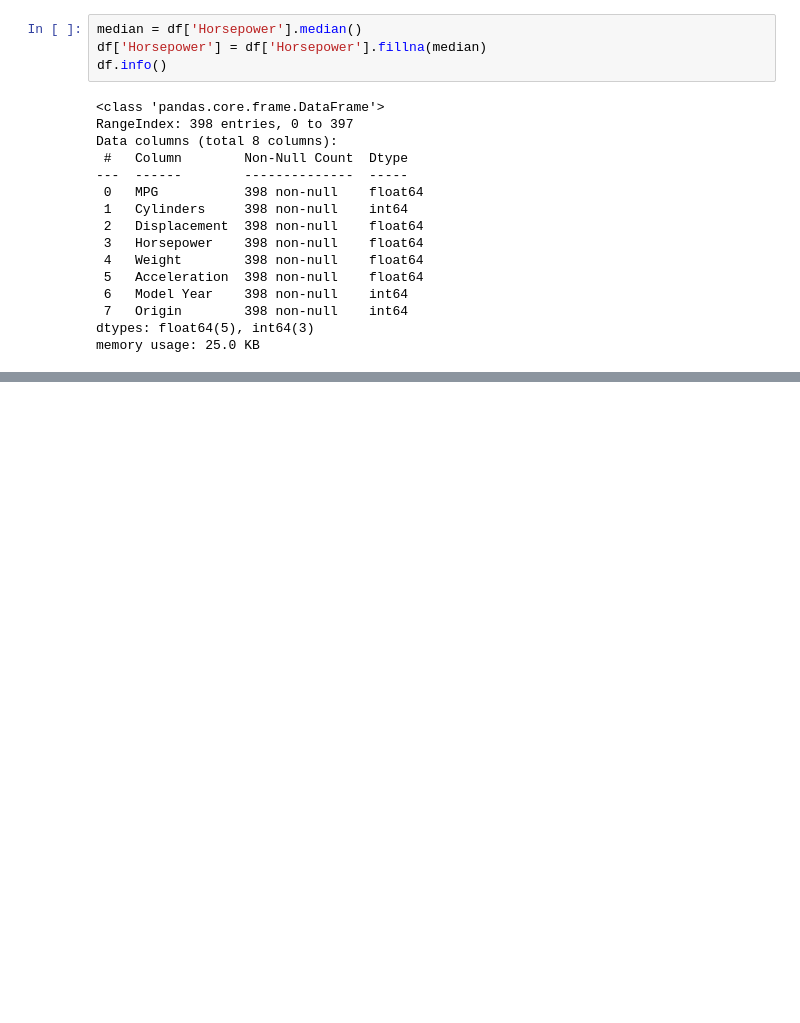
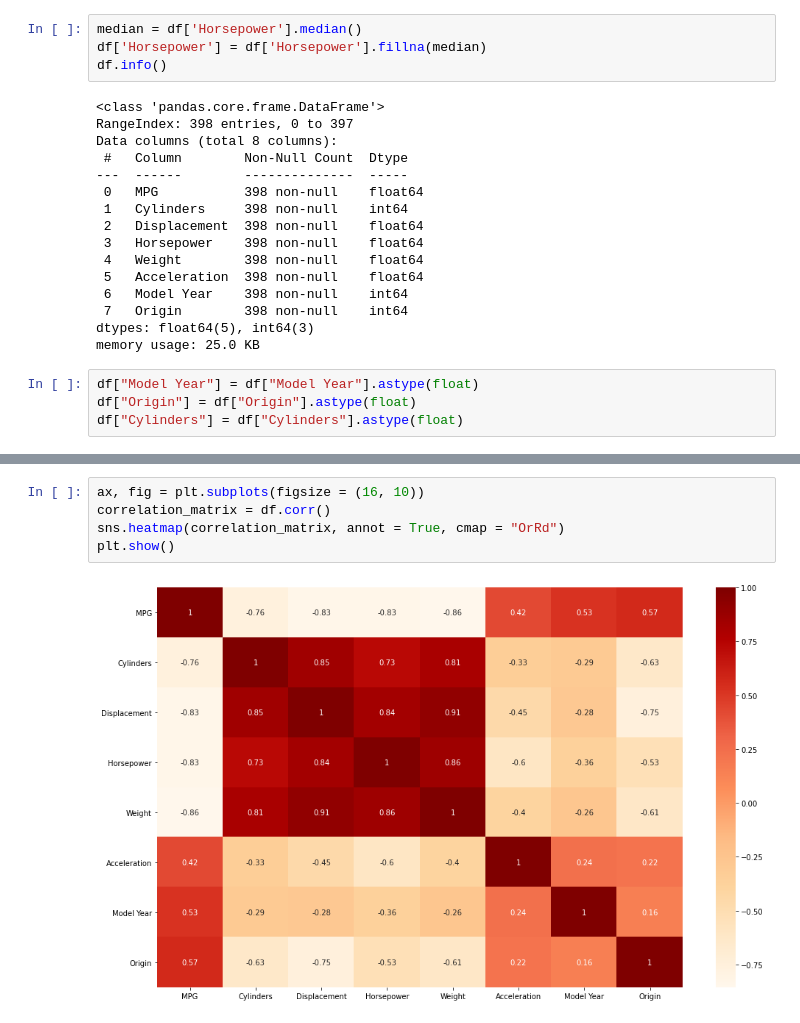
Before and after one commit to krunal310/Automobile-Fuel-Efficiency-Prediction, a Jupyter notebook: car_fuel_efficiency_pred.ipynb, the cells around one changed output, grey strips where cells are left out. Saved outputs shown, nothing was run; the diff lists cells and outputs as text; blank space fills up the shorter version.

Commit message:
model prediction done

```diff
--- a/car_fuel_efficiency_pred.ipynb
+++ b/car_fuel_efficiency_pred.ipynb
@@ -109,6 +96,10 @@ Data columns (total 8 columns):
  7   Origin        398 non-null    int64
 dtypes: float64(5), int64(3)
 memory usage: 25.0 KB
+# %%
+df["Model Year"] = df["Model Year"].astype(float)
+df["Origin"] = df["Origin"].astype(float)
+df["Cylinders"] = df["Cylinders"].astype(float)
 # %%
 df.info()
 # %% [output]
@@ -150,0 +196,7 @@ sns.pairplot(df[["MPG", "Cylinders", "Displacement", "Weight", "Horsepower"]], d
+# %%
+ax, fig = plt.subplots(figsize = (16, 10))
+correlation_matrix = df.corr()
+sns.heatmap(correlation_matrix, annot = True, cmap = "OrRd")
+plt.show()
+# %% [output]
+[figure, added]
```
Also changed, not shown: parts of 15 cells of this notebook.
